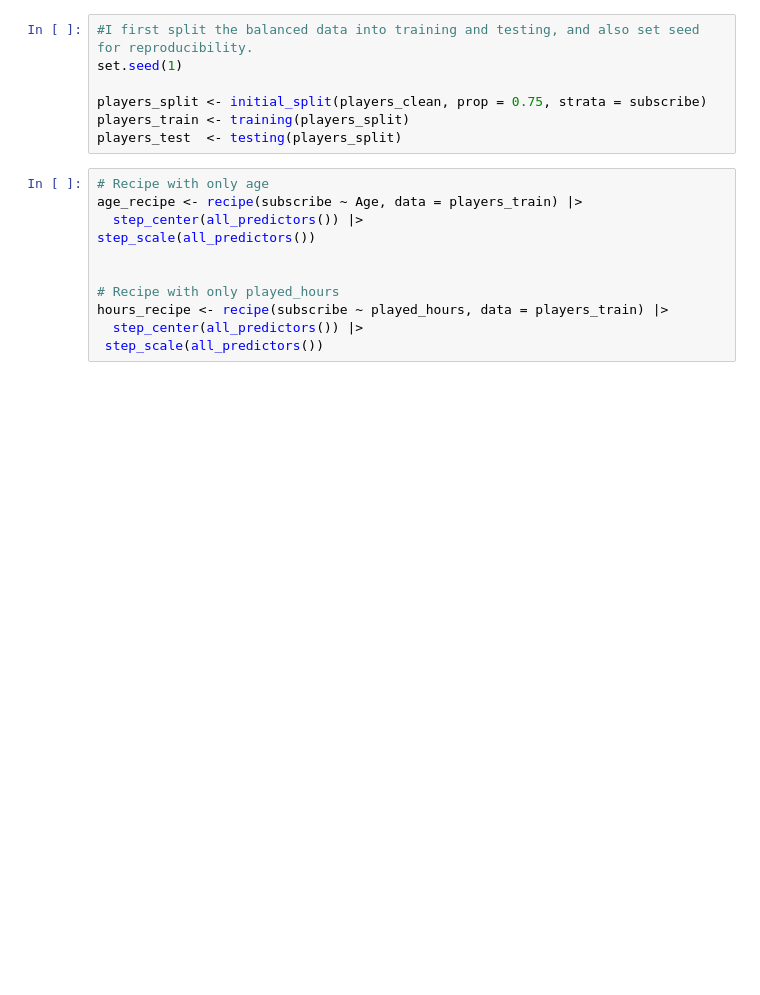
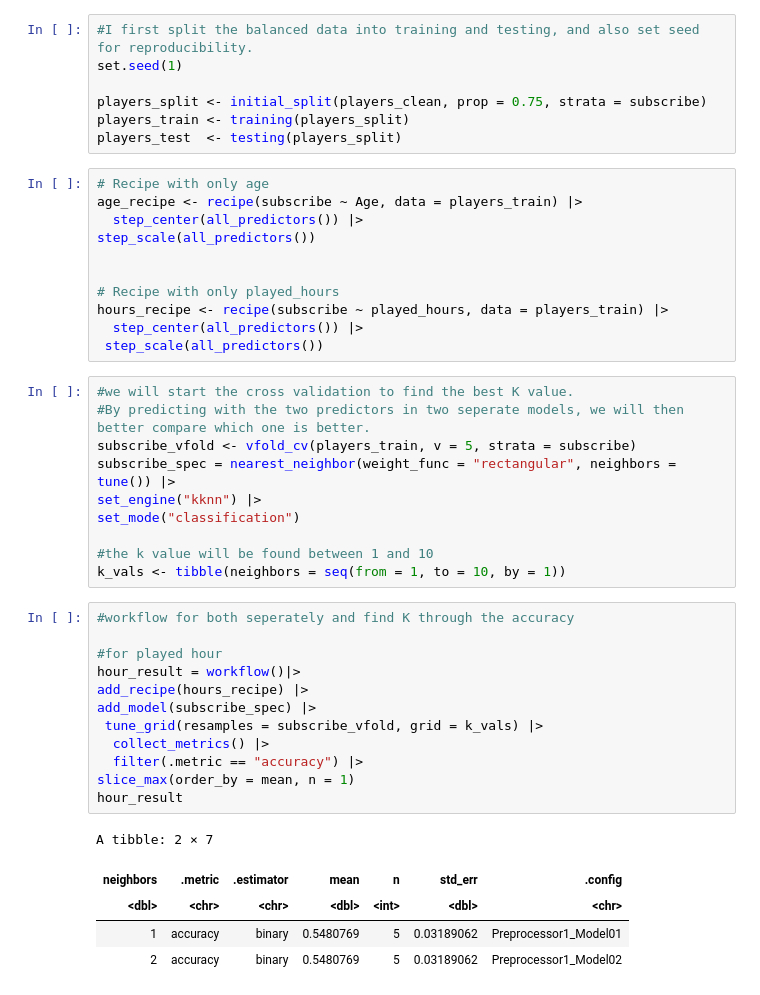
Before and after one commit to wwu0716/nick-project-, a Jupyter notebook: project_original.ipynb, the cells around one changed output. Drawn from its saved outputs; the diff is of its cells as text; blank space fills up the shorter version.

Commit message:
data analysis
finished data analysis by getting the accuracies of two different models(hours vs. age), next step is the conclusion.

```diff
--- a/project_original.ipynb
+++ b/project_original.ipynb
@@ -202,3 +205,31 @@ step_scale(all_predictors())
 hours_recipe <- recipe(subscribe ~ played_hours, data = players_train) |>
   step_center(all_predictors()) |>
  step_scale(all_predictors())
+# %%
+#we will start the cross validation to find the best K value.
+#By predicting with the two predictors in two seperate models, we will then better compare which one is better.
+subscribe_vfold <- vfold_cv(players_train, v = 5, strata = subscribe)
+subscribe_spec = nearest_neighbor(weight_func = "rectangular", neighbors = tune()) |>
+set_engine("kknn") |>
+set_mode("classification")
+
+#the k value will be found between 1 and 10
+k_vals <- tibble(neighbors = seq(from = 1, to = 10, by = 1))
+# %%
+#workflow for both seperately and find K through the accuracy
+
+#for played hour
+hour_result = workflow()|>
+add_recipe(hours_recipe) |>
+add_model(subscribe_spec) |>
+ tune_grid(resamples = subscribe_vfold, grid = k_vals) |>
+  collect_metrics() |>
+  filter(.metric == "accuracy") |>
+slice_max(order_by = mean, n = 1)
+hour_result
+# %% [output]
+A tibble: 2 × 7
+| neighbors | .metric | .estimator | mean | n | std_err | .config |
+| <dbl> | <chr> | <chr> | <dbl> | <int> | <dbl> | <chr> |
+| 1 | accuracy | binary | 0.5480769 | 5 | 0.03189062 | Preprocessor1_Model01 |
+| 2 | accuracy | binary | 0.5480769 | 5 | 0.03189062 | Preprocessor1_Model02 |
```
Also changed, not shown: parts of 7 cells of this notebook, 1 other file.
